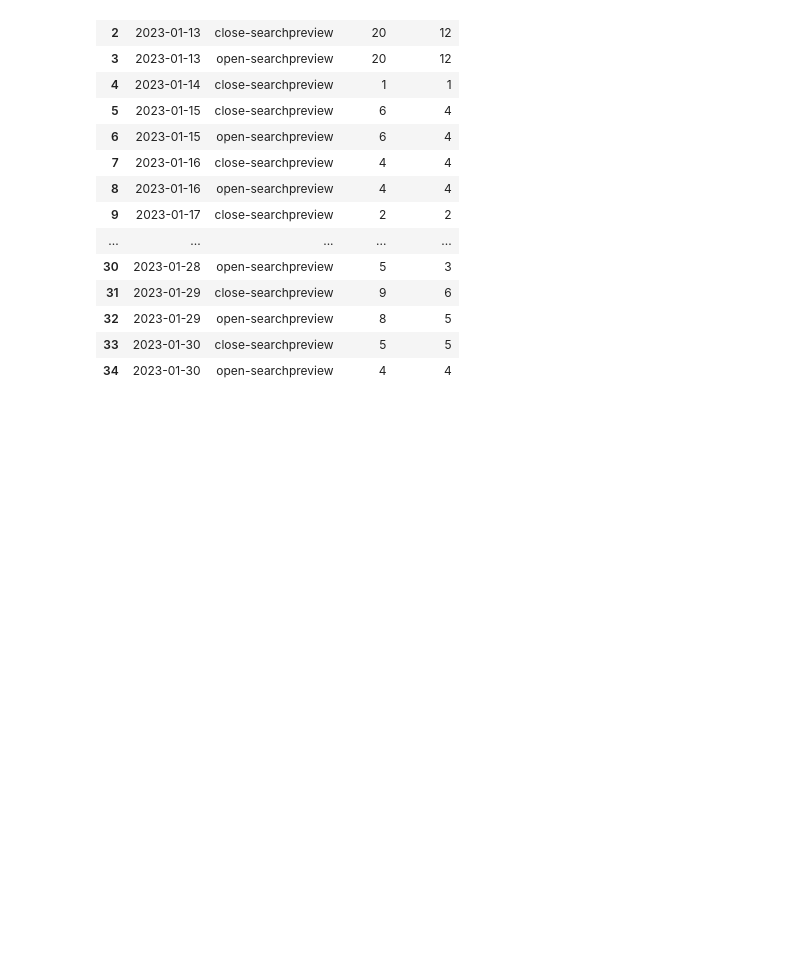
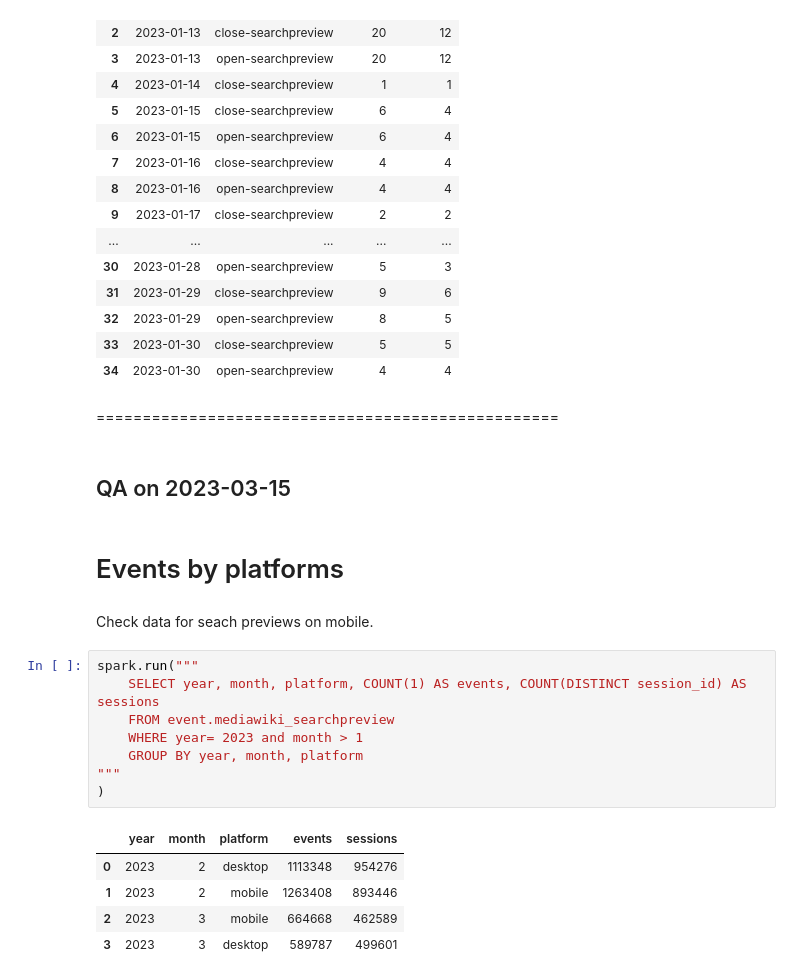
Before and after one commit to wikimedia-research/SDAW-search-improvements, a Jupyter notebook: T324707-QA-search-preivew.ipynb, the cells around one changed output. Drawn from its saved outputs; the diff is of its cells as text; blank space fills up the shorter version.

```diff
--- a/T324707-QA-search-preivew.ipynb
+++ b/T324707-QA-search-preivew.ipynb
@@ -243,3 +253,25 @@ hive.run("""
 | 32 | 2023-01-29 | open-searchpreview | 8 | 5 |
 | 33 | 2023-01-30 | close-searchpreview | 5 | 5 |
 | 34 | 2023-01-30 | open-searchpreview | 4 | 4 |
+# %% [markdown]
+==================================================
+# %% [markdown]
+## QA on 2023-03-15
+# %% [markdown]
+# Events by platforms
+# %% [markdown]
+Check data for seach previews on mobile.
+# %%
+spark.run("""
+    SELECT year, month, platform, COUNT(1) AS events, COUNT(DISTINCT session_id) AS sessions
+    FROM event.mediawiki_searchpreview
+    WHERE year= 2023 and month > 1
+    GROUP BY year, month, platform
+"""
+)
+# %% [output]
+|  | year | month | platform | events | sessions |
+| 0 | 2023 | 2 | desktop | 1113348 | 954276 |
+| 1 | 2023 | 2 | mobile | 1263408 | 893446 |
+| 2 | 2023 | 3 | mobile | 664668 | 462589 |
+| 3 | 2023 | 3 | desktop | 589787 | 499601 |
```
Also changed, not shown: parts of 10 cells of this notebook.
